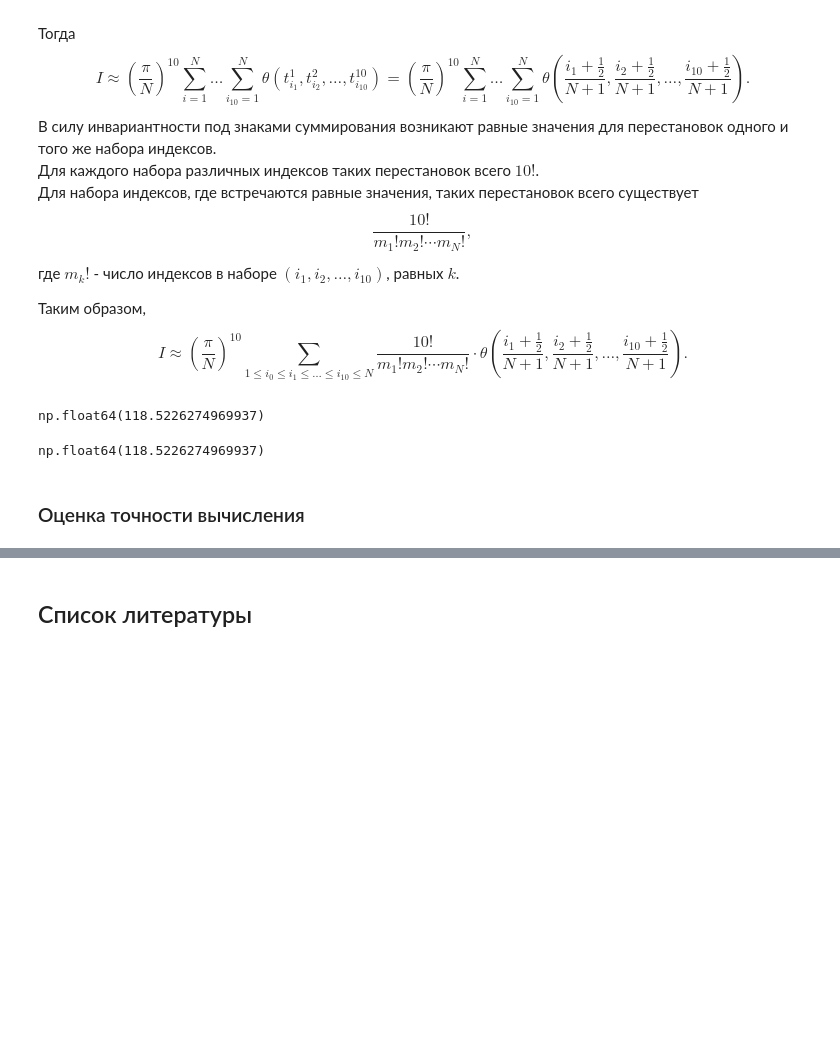
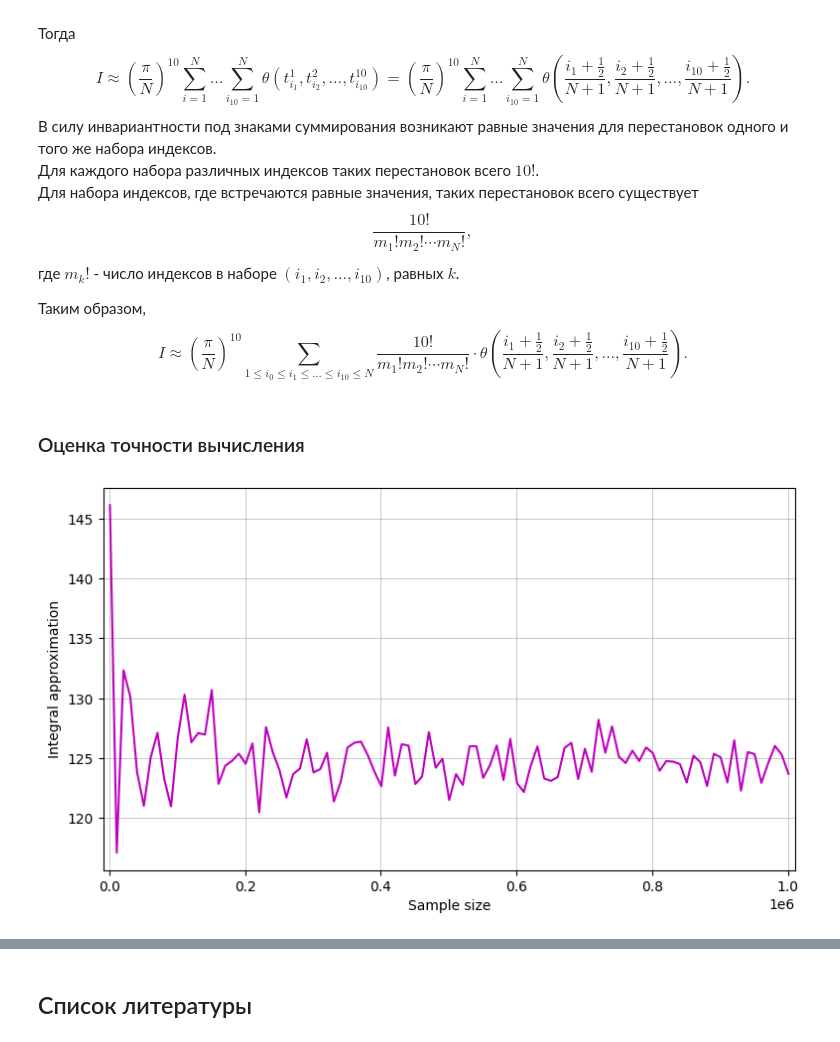
Before and after one commit to arinenn/stochastic_practicum, a Jupyter notebook: stochastic_practicum_first.ipynb, the cells around one changed output, grey strips where cells are left out. Drawn from its saved outputs; the diff is of its cells as text; code cells hidden in the pictures; blank space fills up the shorter version.

```diff
--- a/stochastic_practicum_first.ipynb
+++ b/stochastic_practicum_first.ipynb
@@ -1640,14 +1667,31 @@ def calculate_integral_quad(grid_size):
         theta = my_integrand(np.array([grid[i] for i in combination]))
         result_sum += my_coefficient(combination) * theta
     return (np.pi / grid_size)**10 * result_sum
-# %%
-res = calculate_integral_quad(14)
-res
-# %% [output]
-np.float64(118.5226274969937)
-# %%
-res
-# %% [output]
-np.float64(118.5226274969937)
 # %% [markdown]
 ### Оценка точности вычисления
+# %%
+step = 10**4
+N_start = 10**3
+N_end = N_start + 10**6
+n_tests = (N_end - N_start) // step + 1
+
+test_monte_carlo = np.zeros(n_tests)
+for i in range(n_tests):
+    N_curr = N_start + i * step
+    result = calculate_integral_monte_carlo(N_curr)
+    test_monte_carlo[i] = result
+# %%
+grid = np.linspace(N_start, N_end, num=n_tests, endpoint=True)
+
+fig = plt.figure(figsize=(9,5))
+ax = plt.axes()
+ax.grid('minor', linewidth=0.5)
+ax.set_xlim([N_start-step, N_end+step])
+
+ax.plot(grid, test_monte_carlo, color='m')
+
+plt.xlabel('Sample size')
+plt.ylabel('Monte Carlo integral approximation')
+plt.show()
+# %% [output]
+[figure, added]
```
Also changed, not shown: parts of 41 cells of this notebook.
